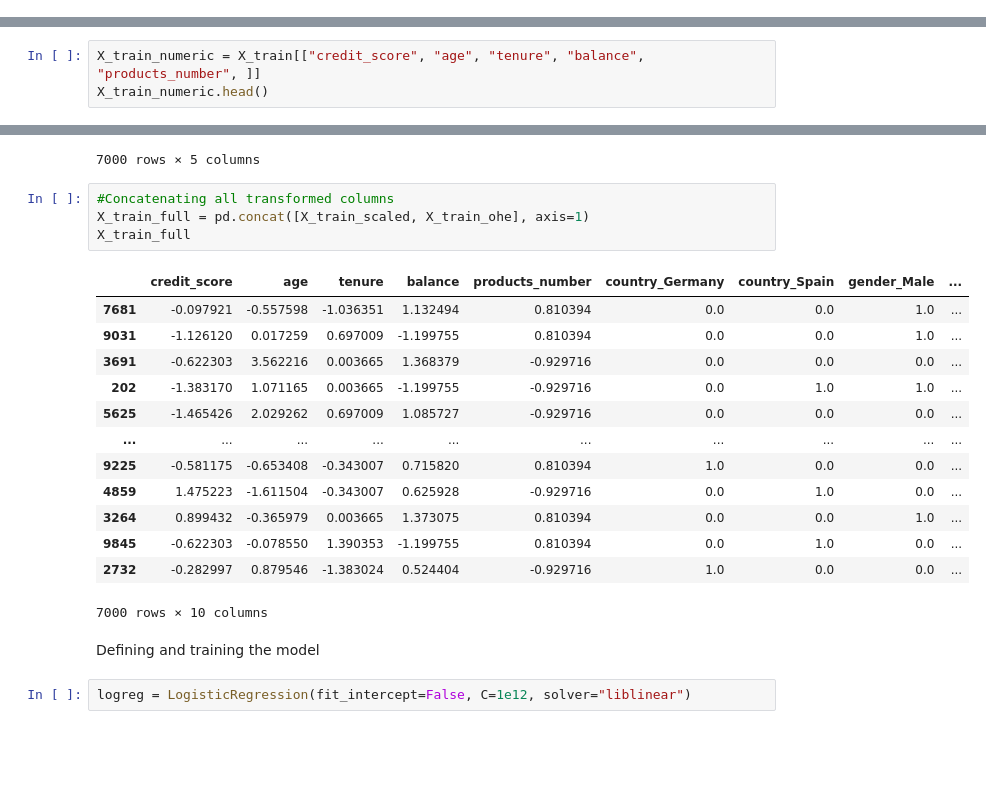
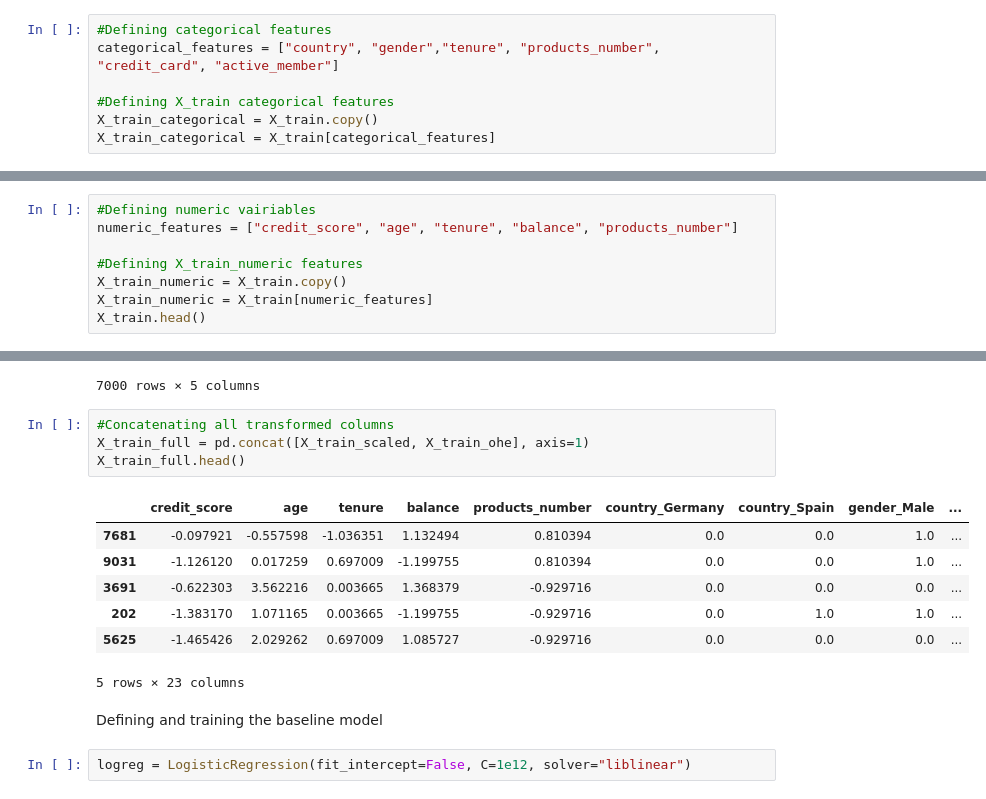
Before and after one commit to kanyua-charity/Bank-Customer-Churn-Prediction, a Jupyter notebook: index.ipynb, the cells around one changed output, grey strips where cells are left out. Cells and saved outputs as stored; diff of their text form; blank space fills up the shorter version.

```diff
--- a/index.ipynb
+++ b/index.ipynb
@@ -154,6 +135,13 @@ ohe = OneHotEncoder(
     handle_unknown='error',
     sparse=False
 )
+# %%
+#Defining categorical features
+categorical_features = ["country", "gender","tenure", "products_number", "credit_card", "active_member"]
+
+#Defining X_train categorical features
+X_train_categorical = X_train.copy()
+X_train_categorical = X_train[categorical_features]
 # %%
 ohe.fit(X_train_categorical)
 # %% [output]
@@ -176,4 +164,9 @@ X_train_ohe.head()
 # %%
-X_train_numeric = X_train[["credit_score", "age", "tenure", "balance", "products_number", ]]
-X_train_numeric.head()
+#Defining numeric vairiables
+numeric_features = ["credit_score", "age", "tenure", "balance", "products_number"]
+
+#Defining X_train_numeric features
+X_train_numeric = X_train.copy()
+X_train_numeric = X_train[numeric_features]
+X_train.head()
 # %% [output]
@@ -212,23 +205,17 @@ X_train_scaled
 # %%
 #Concatenating all transformed columns
 X_train_full = pd.concat([X_train_scaled, X_train_ohe], axis=1)
-X_train_full
+X_train_full.head()
 # %% [output]
 |  | credit_score | age | tenure | balance | products_number | country_Germany | country_Spain | gender_Male | ... |
 | 7681 | -0.097921 | -0.557598 | -1.036351 | 1.132494 | 0.810394 | 0.0 | 0.0 | 1.0 | ... |
 | 9031 | -1.126120 | 0.017259 | 0.697009 | -1.199755 | 0.810394 | 0.0 | 0.0 | 1.0 | ... |
 | 3691 | -0.622303 | 3.562216 | 0.003665 | 1.368379 | -0.929716 | 0.0 | 0.0 | 0.0 | ... |
 | 202 | -1.383170 | 1.071165 | 0.003665 | -1.199755 | -0.929716 | 0.0 | 1.0 | 1.0 | ... |
 | 5625 | -1.465426 | 2.029262 | 0.697009 | 1.085727 | -0.929716 | 0.0 | 0.0 | 0.0 | ... |
-| ... | ... | ... | ... | ... | ... | ... | ... | ... | ... |
-| 9225 | -0.581175 | -0.653408 | -0.343007 | 0.715820 | 0.810394 | 1.0 | 0.0 | 0.0 | ... |
-| 4859 | 1.475223 | -1.611504 | -0.343007 | 0.625928 | -0.929716 | 0.0 | 1.0 | 0.0 | ... |
-| 3264 | 0.899432 | -0.365979 | 0.003665 | 1.373075 | 0.810394 | 0.0 | 0.0 | 1.0 | ... |
-| 9845 | -0.622303 | -0.078550 | 1.390353 | -1.199755 | 0.810394 | 0.0 | 1.0 | 0.0 | ... |
-| 2732 | -0.282997 | 0.879546 | -1.383024 | 0.524404 | -0.929716 | 1.0 | 0.0 | 0.0 | ... |
-7000 rows × 10 columns
+5 rows × 23 columns
 # %% [markdown]
-Defining and training the model
+Defining and training the baseline model
 # %%
 logreg = LogisticRegression(fit_intercept=False, C=1e12, solver="liblinear")
 # %%
```
Also changed, not shown: parts of 12 cells of this notebook.
